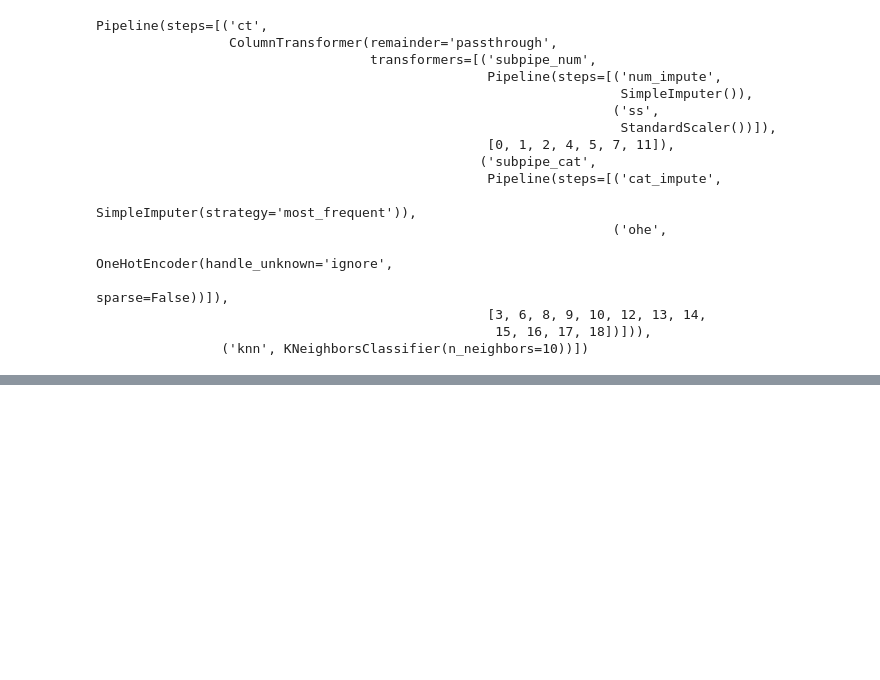
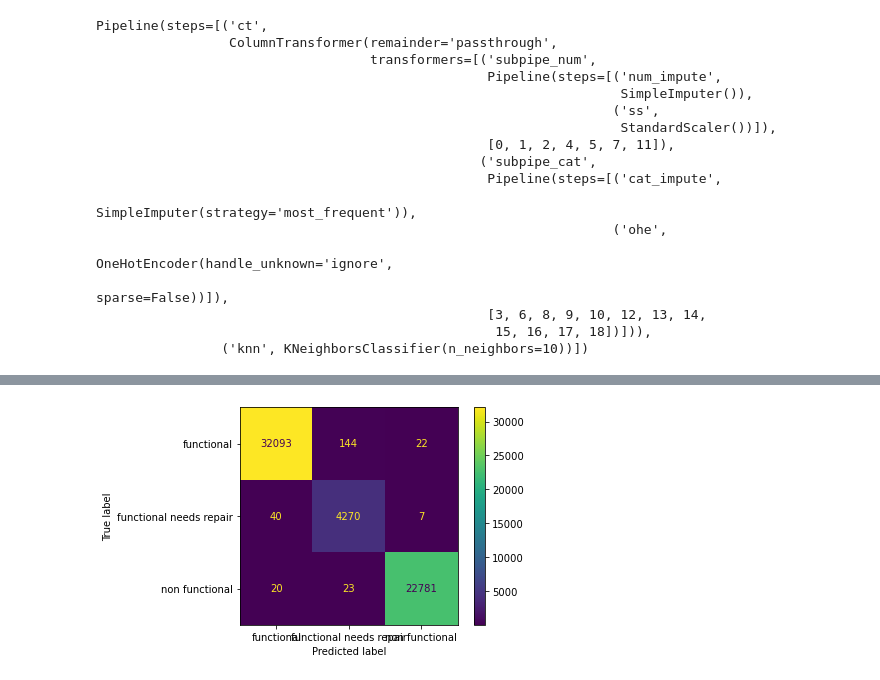
Before and after one commit to DataDoggo215/dsc-phase3-project, a Jupyter notebook: Notebooks/Ferit.ipynb, the cells around one changed output, grey strips where cells are left out. Drawn from its saved outputs; the diff is of its cells as text; code cells hidden in the pictures; blank space fills up the shorter version.

Commit message:
models done

```diff
--- a/Notebooks/Ferit.ipynb
+++ b/Notebooks/Ferit.ipynb
@@ -268,0 +360,2 @@ hgbc_model_pipe = Pipeline([('ct', CT), ('gbc', HistGradientBoostingClassifier(l
+# %%
+knn_model_pipe2.fit(X_train,y_train)
@@ -268,0 +391,4 @@ hgbc_model_pipe = Pipeline([('ct', CT), ('gbc', HistGradientBoostingClassifier(l
+# %%
+imb_pipe3 = ImPipeline(steps=[('ct', CT),
+                             ('sm', SMOTE(sampling_strategy='auto', random_state=2)),
+                            ('rfc', BaggingClassifier(n_estimators=300, random_state=2))])
@@ -268,0 +439,2 @@ hgbc_model_pipe = Pipeline([('ct', CT), ('gbc', HistGradientBoostingClassifier(l
+# %%
+imb_pipe3.fit(X_train,y_train)
@@ -273,0 +605,2 @@ fig.show()
+# %%
+imb_pipe3.fit(X_train,y_train)
@@ -273,0 +629,5 @@ fig.show()
+# %%
+plot_confusion_matrix(imb_pipe3,X_train, y_train)
+plt.show()
+# %% [output]
+[figure, added]
```
Also changed, not shown: parts of 74 cells of this notebook, 3 other files.
